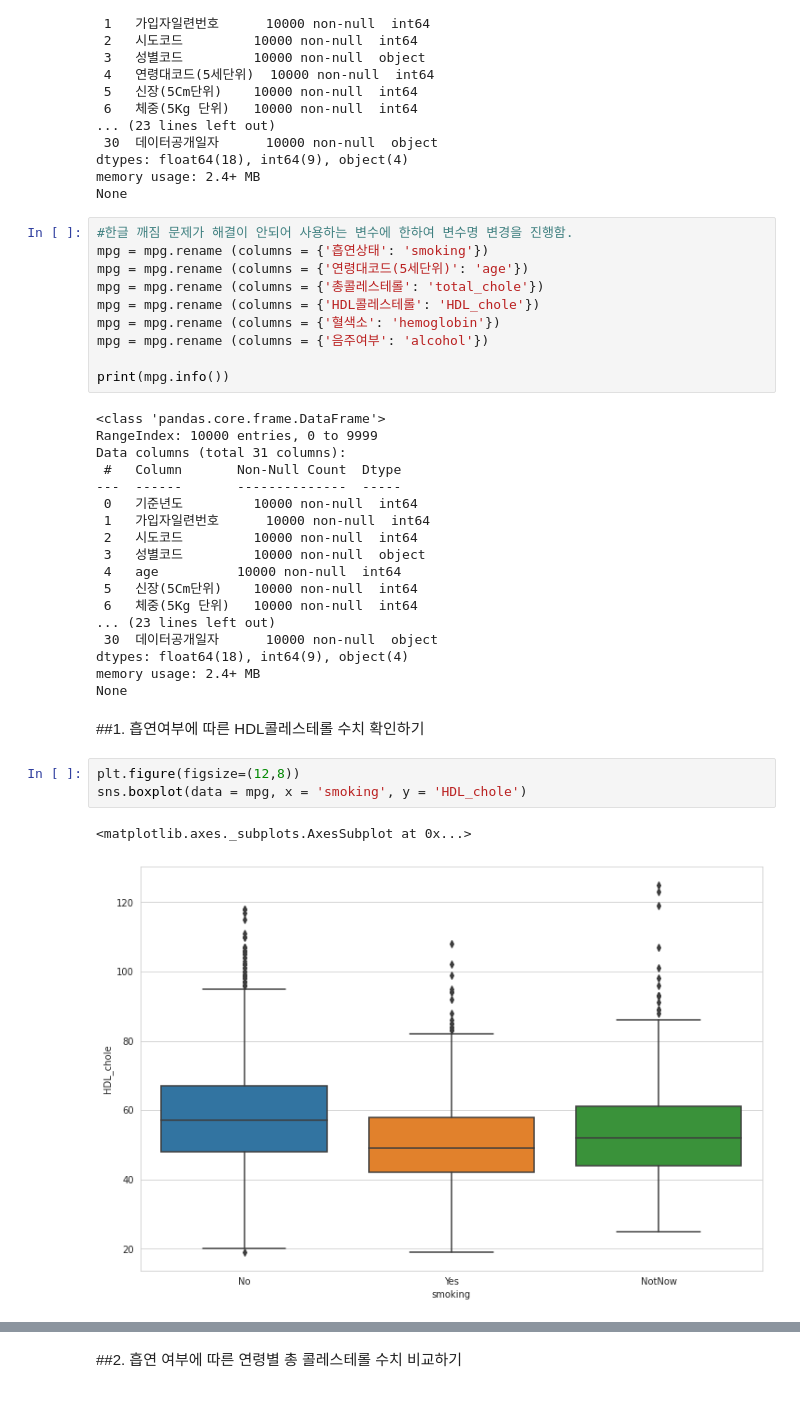
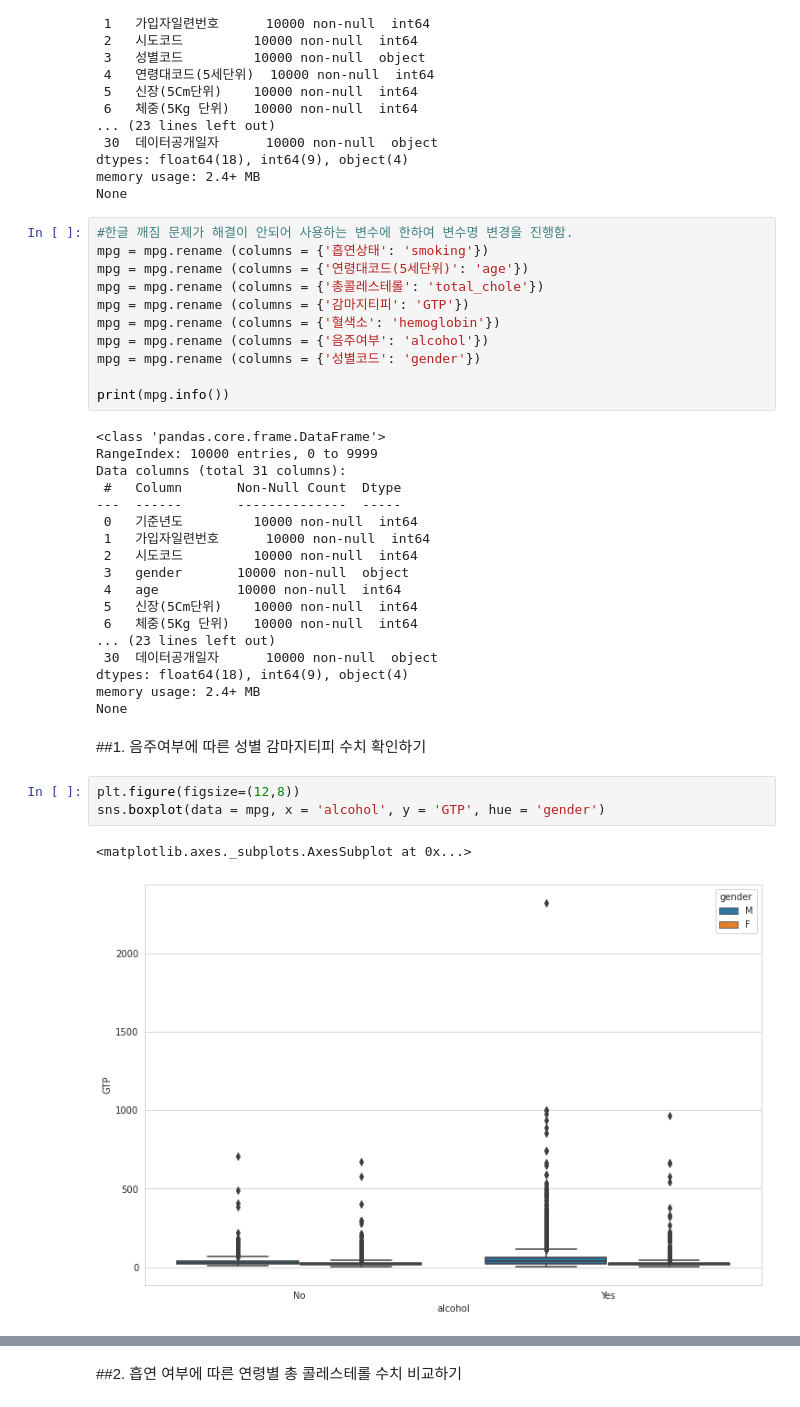
Before and after one commit to jhyeon23/2022-2_ITB, a Jupyter notebook: 2112100박정현_healthdata.ipynb, the cells around one changed output, grey strips where cells are left out. Drawn from its saved outputs; the diff is of its cells as text.

```diff
--- a/2112100박정현_healthdata.ipynb
+++ b/2112100박정현_healthdata.ipynb
@@ -97,9 +97,10 @@ None
 mpg = mpg.rename (columns = {'흡연상태': 'smoking'})
 mpg = mpg.rename (columns = {'연령대코드(5세단위)': 'age'})
 mpg = mpg.rename (columns = {'총콜레스테롤': 'total_chole'})
-mpg = mpg.rename (columns = {'HDL콜레스테롤': 'HDL_chole'})
+mpg = mpg.rename (columns = {'감마지티피': 'GTP'})
 mpg = mpg.rename (columns = {'혈색소': 'hemoglobin'})
 mpg = mpg.rename (columns = {'음주여부': 'alcohol'})
+mpg = mpg.rename (columns = {'성별코드': 'gender'})
 
 print(mpg.info())
 # %% [output]
@@ -111,7 +112,7 @@ Data columns (total 31 columns):
  0   기준년도         10000 non-null  int64
  1   가입자일련번호      10000 non-null  int64
  2   시도코드         10000 non-null  int64
- 3   성별코드         10000 non-null  object
+ 3   gender       10000 non-null  object
  4   age          10000 non-null  int64
  5   신장(5Cm단위)    10000 non-null  int64
  6   체중(5Kg 단위)   10000 non-null  int64
@@ -121,10 +122,10 @@ dtypes: float64(18), int64(9), object(4)
 memory usage: 2.4+ MB
 None
 # %% [markdown]
-##1. 흡연여부에 따른 HDL콜레스테롤 수치 확인하기
+##1. 음주여부에 따른 성별 감마지티피 수치 확인하기
 # %%
 plt.figure(figsize=(12,8))
-sns.boxplot(data = mpg, x = 'smoking', y = 'HDL_chole')
+sns.boxplot(data = mpg, x = 'alcohol', y = 'GTP', hue = 'gender')
 # %% [output]
 <matplotlib.axes._subplots.AxesSubplot at 0x...>
-[figure, old version]
+[figure, new version]
```
Also changed, not shown: parts of 6 cells of this notebook.
